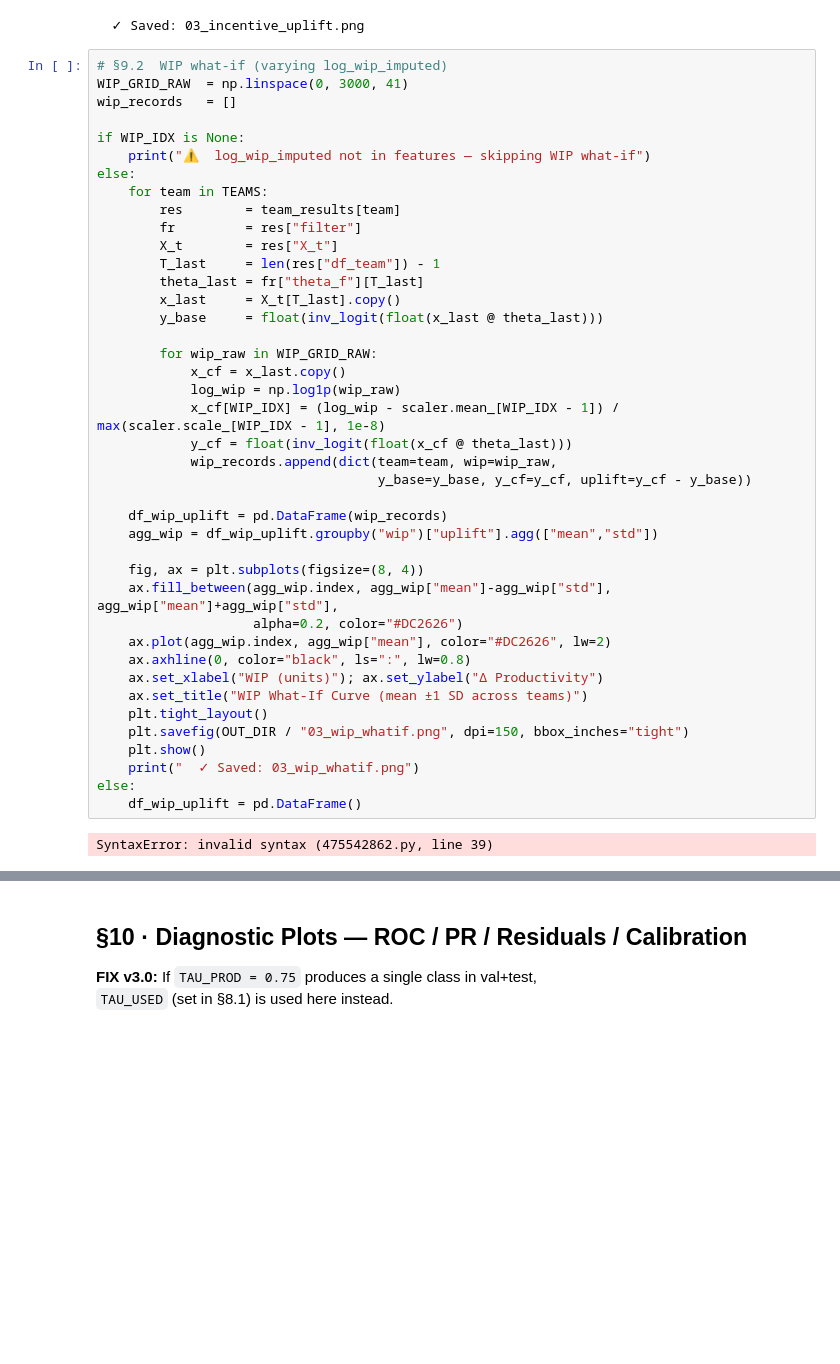
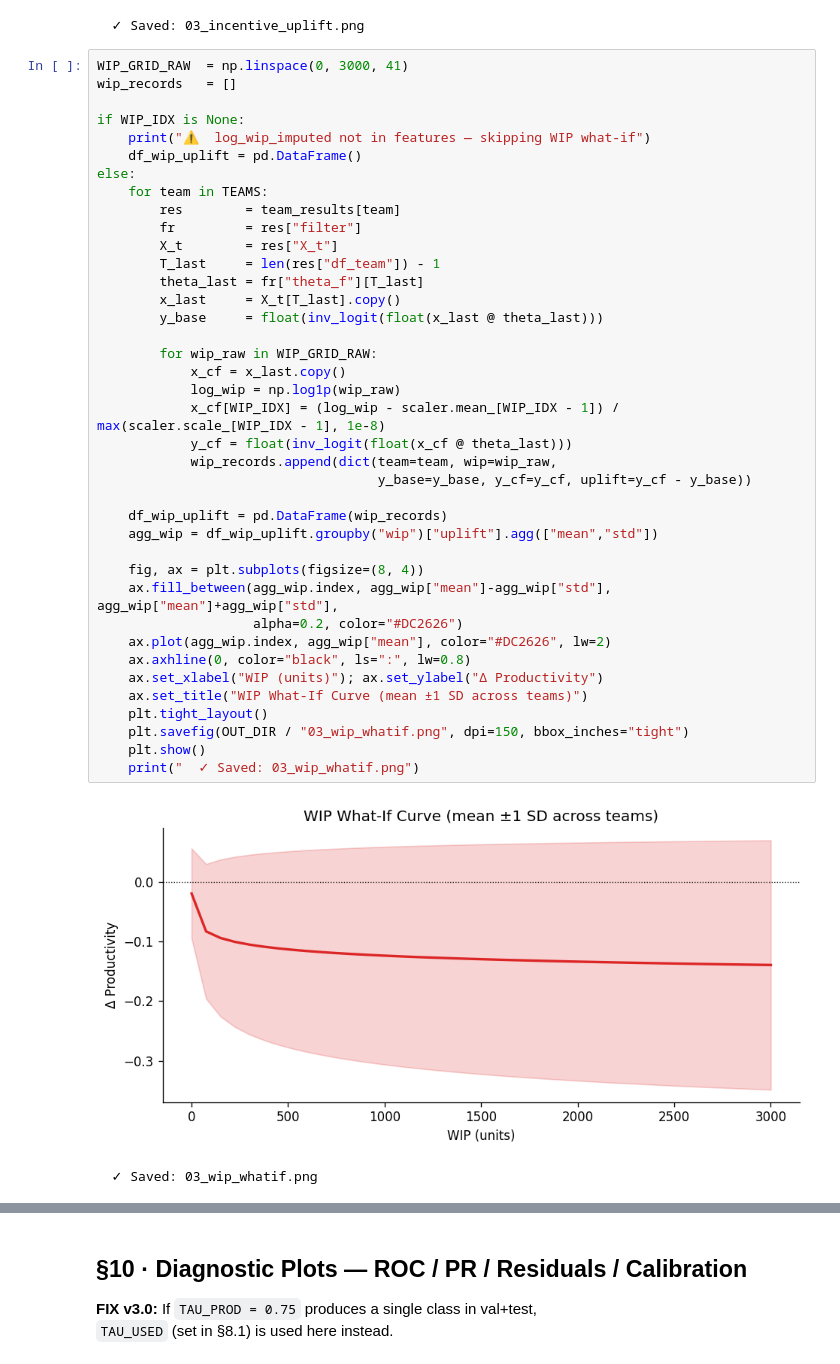
Before and after one commit to dakshini01/ProdFusion, a Jupyter notebook: codes/03_kalman_dlm_v3_fixed.ipynb, the cells around one changed output, grey strips where cells are left out. Saved outputs shown, nothing was run; the diff lists cells and outputs as text; blank space fills up the shorter version.

```diff
--- a/codes/03_kalman_dlm_v3_fixed.ipynb
+++ b/codes/03_kalman_dlm_v3_fixed.ipynb
@@ -1198,48 +1198,47 @@ if len(df_uplift) > 0:
 [figure]
   ✓ Saved: 03_incentive_uplift.png
 # %%
-# §9.2  WIP what-if (varying log_wip_imputed)
 WIP_GRID_RAW  = np.linspace(0, 3000, 41)
 wip_records   = []
 
 if WIP_IDX is None:
     print("⚠  log_wip_imputed not in features — skipping WIP what-if")
+    df_wip_uplift = pd.DataFrame()
 else:
     for team in TEAMS:
         res        = team_results[team]
         fr         = res["filter"]
         X_t        = res["X_t"]
         T_last     = len(res["df_team"]) - 1
         theta_last = fr["theta_f"][T_last]
         x_last     = X_t[T_last].copy()
         y_base     = float(inv_logit(float(x_last @ theta_last)))
 
         for wip_raw in WIP_GRID_RAW:
             x_cf = x_last.copy()
             log_wip = np.log1p(wip_raw)
             x_cf[WIP_IDX] = (log_wip - scaler.mean_[WIP_IDX - 1]) / max(scaler.scale_[WIP_IDX - 1], 1e-8)
             y_cf = float(inv_logit(float(x_cf @ theta_last)))
             wip_records.append(dict(team=team, wip=wip_raw,
                                     y_base=y_base, y_cf=y_cf, uplift=y_cf - y_base))
 
     df_wip_uplift = pd.DataFrame(wip_records)
     agg_wip = df_wip_uplift.groupby("wip")["uplift"].agg(["mean","std"])
 
     fig, ax = plt.subplots(figsize=(8, 4))
     ax.fill_between(agg_wip.index, agg_wip["mean"]-agg_wip["std"], agg_wip["mean"]+agg_wip["std"],
                     alpha=0.2, color="#DC2626")
     ax.plot(agg_wip.index, agg_wip["mean"], color="#DC2626", lw=2)
     ax.axhline(0, color="black", ls=":", lw=0.8)
     ax.set_xlabel("WIP (units)"); ax.set_ylabel("Δ Productivity")
     ax.set_title("WIP What-If Curve (mean ±1 SD across teams)")
     plt.tight_layout()
     plt.savefig(OUT_DIR / "03_wip_whatif.png", dpi=150, bbox_inches="tight")
     plt.show()
     print("  ✓ Saved: 03_wip_whatif.png")
-else:
-    df_wip_uplift = pd.DataFrame()
 # %% [output]
+[figure, added]
-SyntaxError: invalid syntax (475542862.py, line 39)
+  ✓ Saved: 03_wip_whatif.png
 # %%
 # §9.3  Budget-constrained incentive allocation (greedy)
 if len(df_uplift) > 0:
```
Also changed, not shown: parts of 10 cells of this notebook.
